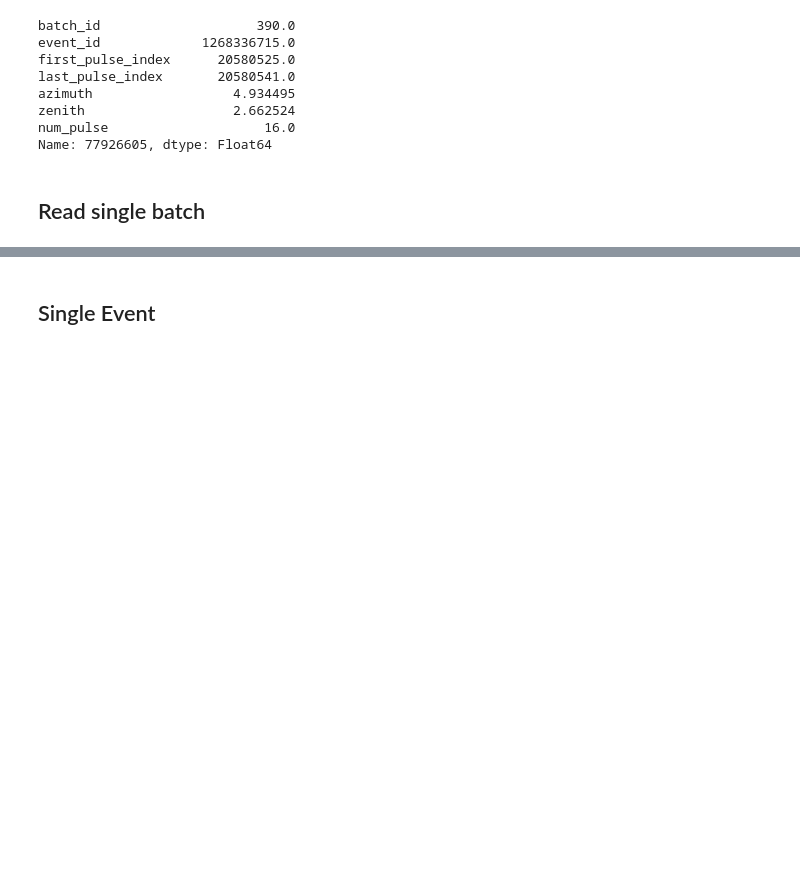
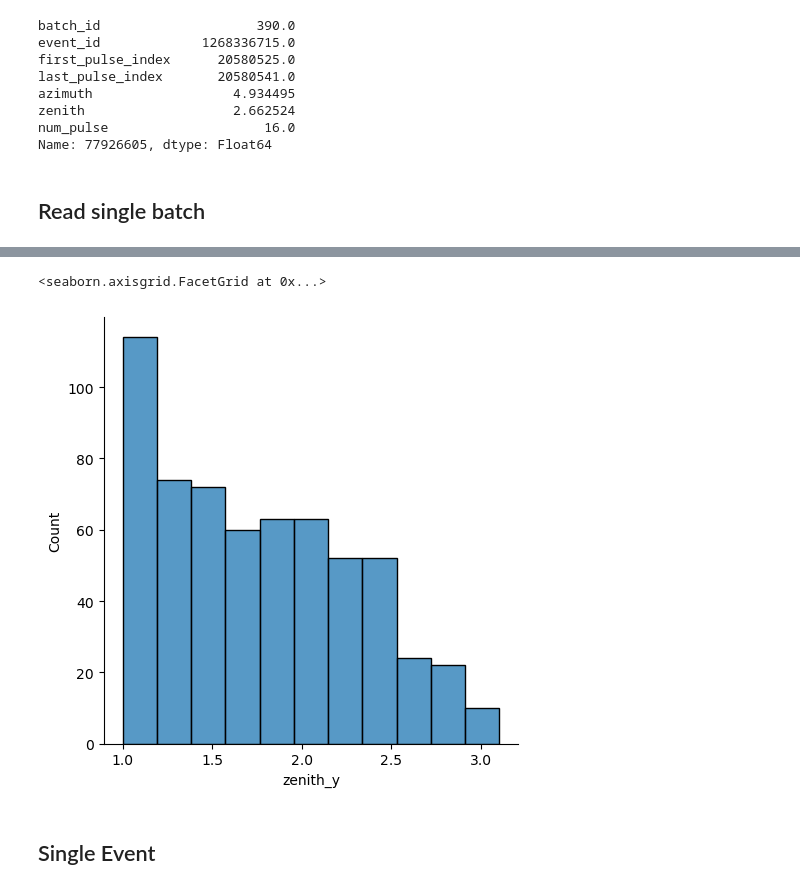
Before and after one commit to IMOKURI/kaggle-ice-cube, a Jupyter notebook: notebook/EDA.ipynb, the cells around one changed output, grey strips where cells are left out. Cells and saved outputs as stored; diff of their text form; code cells hidden in the pictures; blank space fills up the shorter version.

```diff
--- a/notebook/EDA.ipynb
+++ b/notebook/EDA.ipynb
@@ -232,3 +248,8 @@ batch
+# %%
+sns.displot(results[(results["sigma"] > 1) & (results["zenith_x"] < 0.05) & (results["zenith_y"] > 1)]["zenith_y"])
+# %% [output]
+<seaborn.axisgrid.FacetGrid at 0x...>
+[figure, added]
 # %% [markdown]
 ## Single Event
 # %%
```
Also changed, not shown: parts of 18 cells of this notebook, 4 other files.
